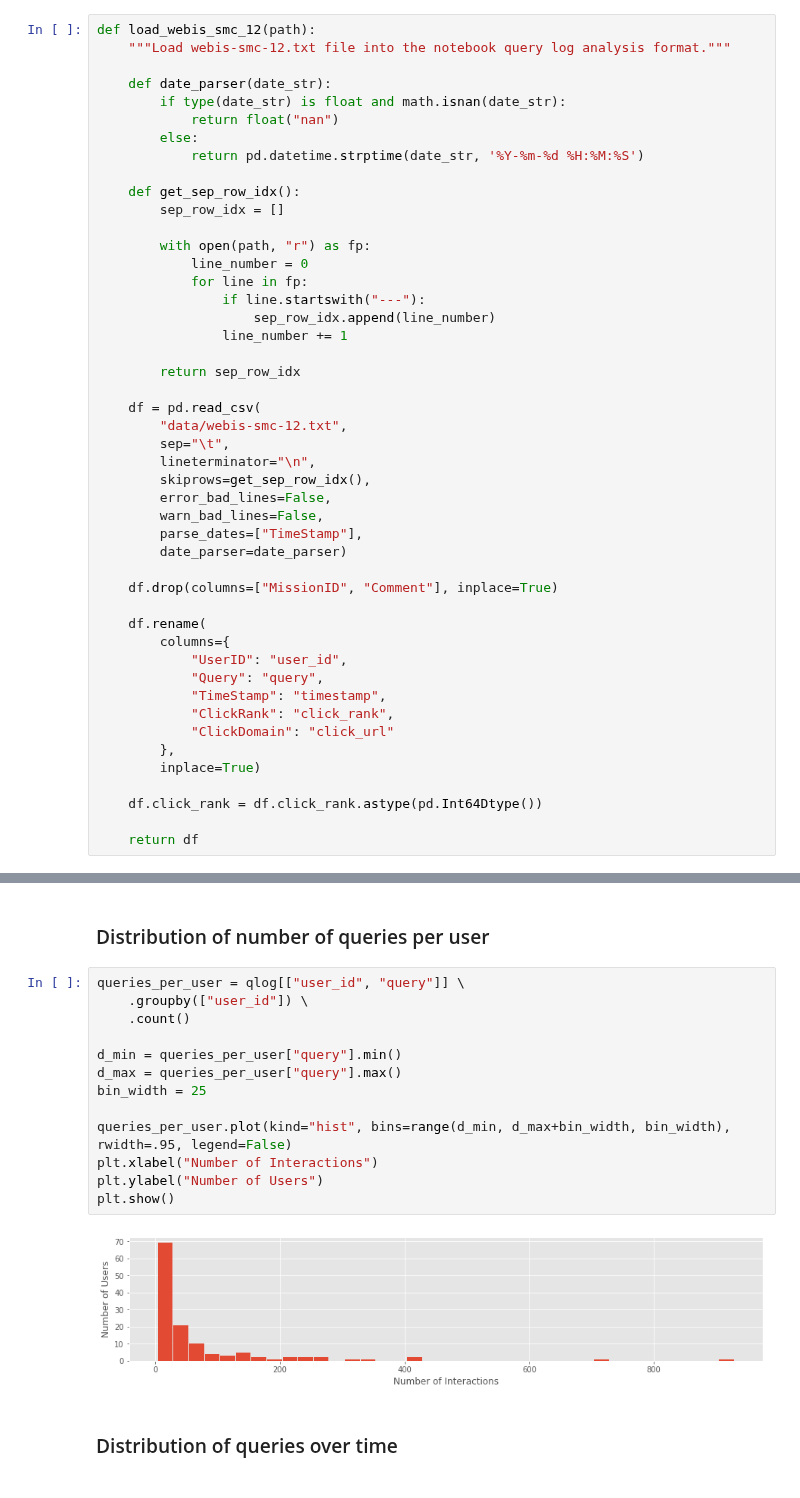
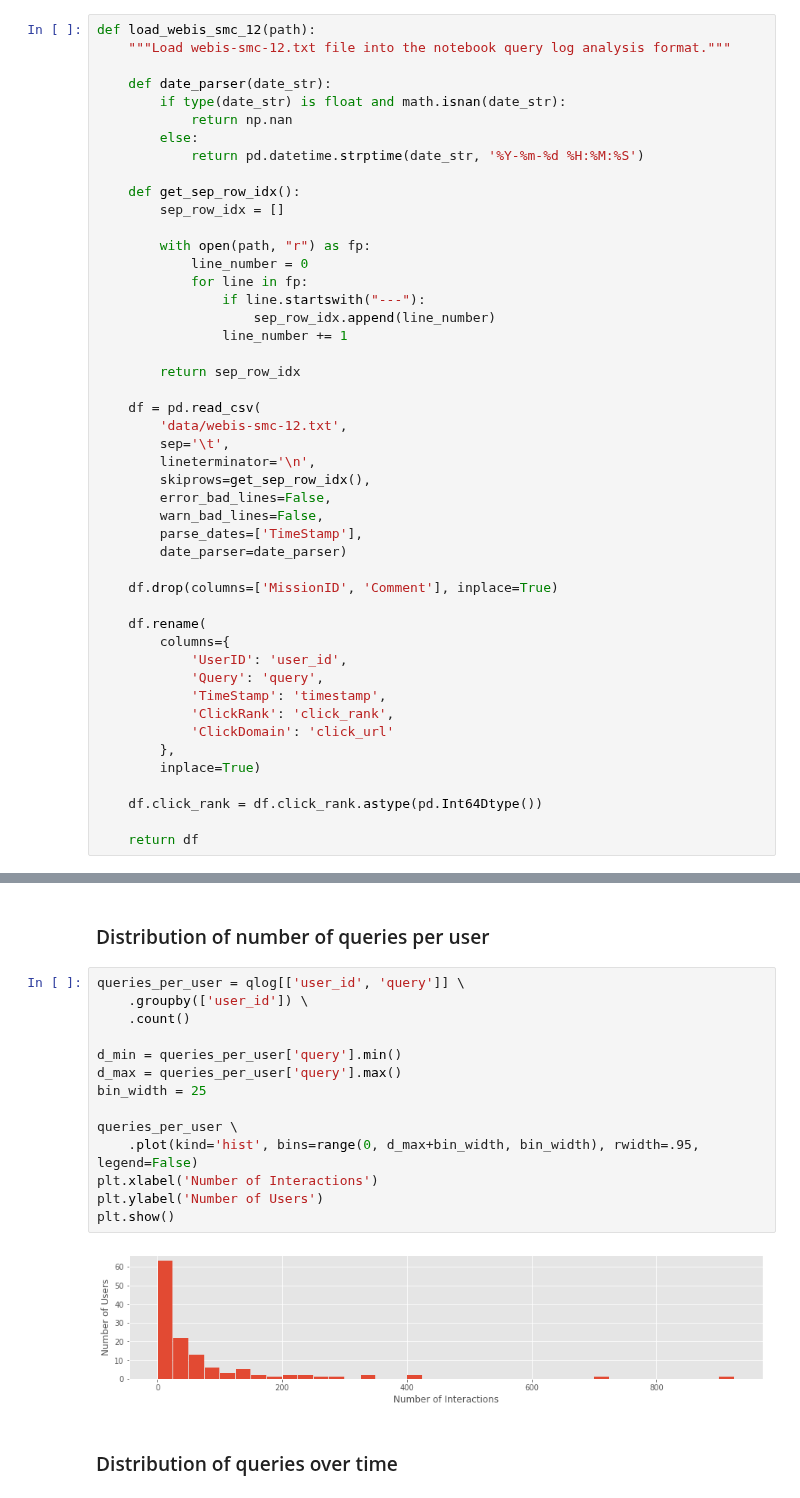
Before and after one commit to feup-infolab/army-ant, a Jupyter notebook: notebooks/query_log_analysis/query_log_analysis.ipynb, the cells around one changed output, grey strips where cells are left out. Drawn from its saved outputs; the diff is of its cells as text.

```diff
--- a/notebooks/query_log_analysis/query_log_analysis.ipynb
+++ b/notebooks/query_log_analysis/query_log_analysis.ipynb
@@ -47,7 +47,7 @@ def load_webis_smc_12(path):
 
     def date_parser(date_str):
         if type(date_str) is float and math.isnan(date_str):
-            return float("nan")
+            return np.nan
         else:
             return pd.datetime.strptime(date_str, '%Y-%m-%d %H:%M:%S')
 
@@ -64,24 +64,24 @@ def load_webis_smc_12(path):
         return sep_row_idx
 
     df = pd.read_csv(
-        "data/webis-smc-12.txt",
-        sep="\t",
-        lineterminator="\n",
+        'data/webis-smc-12.txt',
+        sep='\t',
+        lineterminator='\n',
         skiprows=get_sep_row_idx(),
         error_bad_lines=False,
         warn_bad_lines=False,
-        parse_dates=["TimeStamp"],
+        parse_dates=['TimeStamp'],
         date_parser=date_parser)
 
-    df.drop(columns=["MissionID", "Comment"], inplace=True)
+    df.drop(columns=['MissionID', 'Comment'], inplace=True)
 
     df.rename(
         columns={
-            "UserID": "user_id",
-            "Query": "query",
-            "TimeStamp": "timestamp",
-            "ClickRank": "click_rank",
-            "ClickDomain": "click_url"
+            'UserID': 'user_id',
+            'Query': 'query',
+            'TimeStamp': 'timestamp',
+            'ClickRank': 'click_rank',
+            'ClickDomain': 'click_url'
         },
         inplace=True)
 
@@ -138,20 +138,21 @@ qlevel_stats
 # %% [markdown]
 ### Distribution of number of queries per user
 # %%
-queries_per_user = qlog[["user_id", "query"]] \
-    .groupby(["user_id"]) \
+queries_per_user = qlog[['user_id', 'query']] \
+    .groupby(['user_id']) \
     .count()
 
-d_min = queries_per_user["query"].min()
-d_max = queries_per_user["query"].max()
+d_min = queries_per_user['query'].min()
+d_max = queries_per_user['query'].max()
 bin_width = 25
 
-queries_per_user.plot(kind="hist", bins=range(d_min, d_max+bin_width, bin_width), rwidth=.95, legend=False)
-plt.xlabel("Number of Interactions")
-plt.ylabel("Number of Users")
+queries_per_user \
+    .plot(kind='hist', bins=range(0, d_max+bin_width, bin_width), rwidth=.95, legend=False)
+plt.xlabel('Number of Interactions')
+plt.ylabel('Number of Users')
 plt.show()
 # %% [output]
-[figure, old version]
+[figure, new version]
 # %% [markdown]
 ### Distribution of queries over time
 # %%
```
Also changed, not shown: parts of 24 cells of this notebook.
